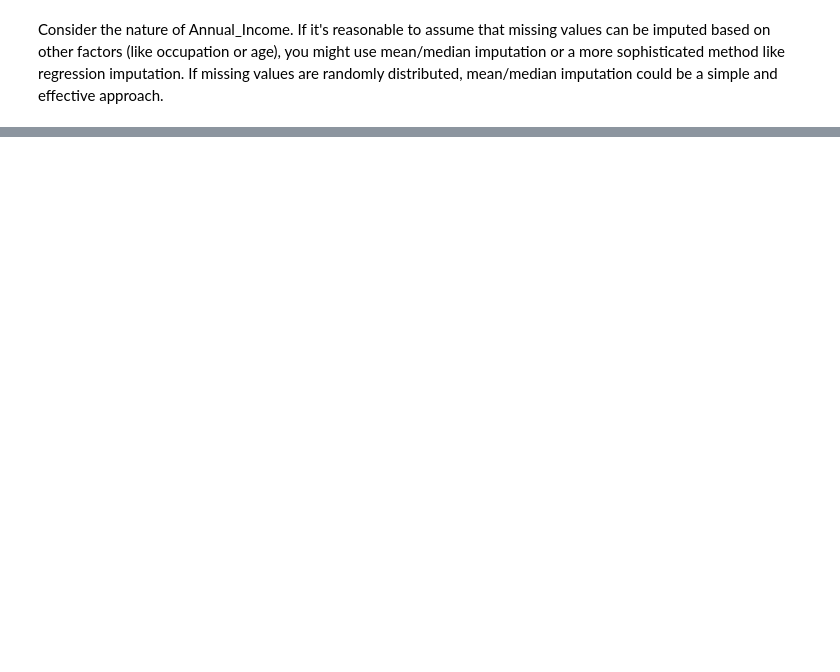
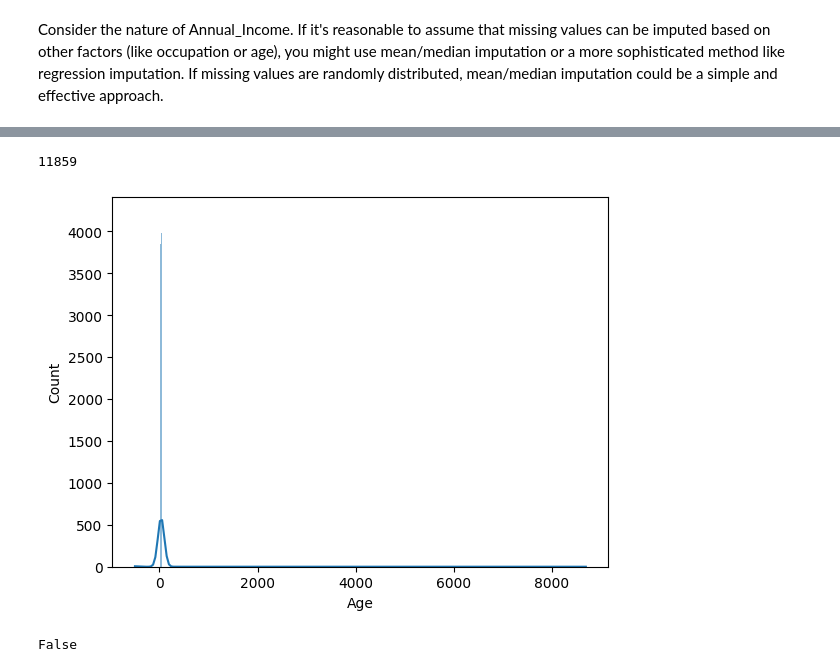
Before and after one commit to astronaut505/Credit-or-crisis, a Jupyter notebook: CreditScoreClassification.ipynb, the cells around one changed output, grey strips where cells are left out. Saved outputs shown, nothing was run; the diff lists cells and outputs as text; code cells hidden in the pictures; blank space fills up the shorter version.

```diff
--- a/CreditScoreClassification.ipynb
+++ b/CreditScoreClassification.ipynb
@@ -511,0 +548,4 @@ If missing values are randomly distributed, mean/median imputation could be a si
+# %%
+df['Annual_Income'].fillna(df['Annual_Income'].median(), inplace=True) #<--- imputing missing values with median
+df['Num_of_Loan'].fillna(0, inplace=True) #<--- imputing missing values with 0
+df['Outstanding_Debt'].fillna(0, inplace=True)  #<--- imputing missing values with 0
@@ -511,0 +567,26 @@ If missing values are randomly distributed, mean/median imputation could be a si
+# %%
+df['Age'] = pd.to_numeric(df['Age'], errors='coerce')
+
+unreasonable_ages_mask = (df['Age'] < 18) | (df['Age'] > 100)
+unreasonable_ages = df[unreasonable_ages_mask]
+
+unreasonable_ages_count = unreasonable_ages.shape[0]
+unreasonable_ages_count
+# %% [output]
+11859
+# %%
+sns.histplot(df['Age'], kde=True)
+plt.show()
+# %% [output]
+[figure, added]
+# %%
+unreasonable_ages_mask = (df['Age'] < 18) | (df['Age'] > 100) #<--- looked like there still were legit values below 18, but we will focus on adults
+
+reasonable_age_median = df.loc[~unreasonable_ages_mask, 'Age'].median()
+
+df.loc[unreasonable_ages_mask, 'Age'] = reasonable_age_median
+
+post_imputation_check = df['Age'].between(18, 100).all()
+post_imputation_check
+# %% [output]
+False
```
Also changed, not shown: parts of 12 cells of this notebook.
